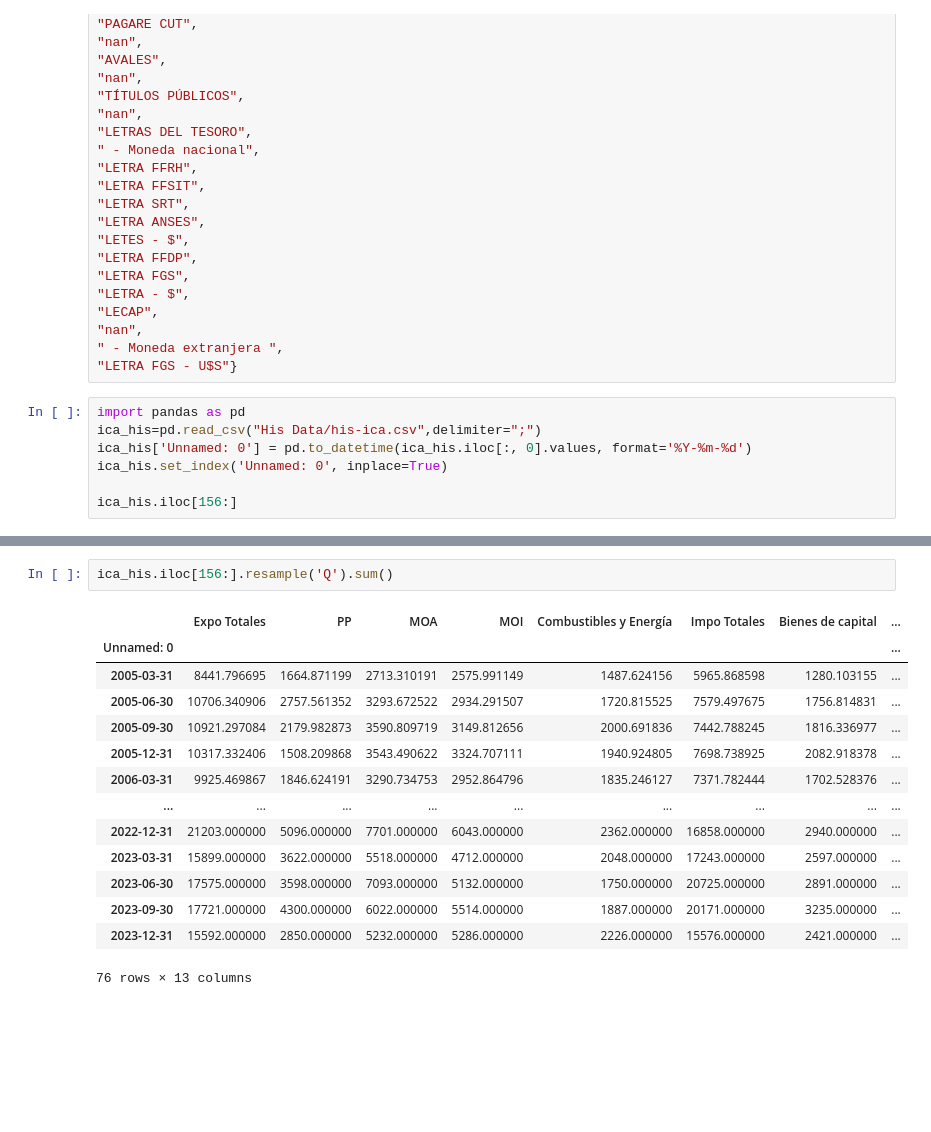
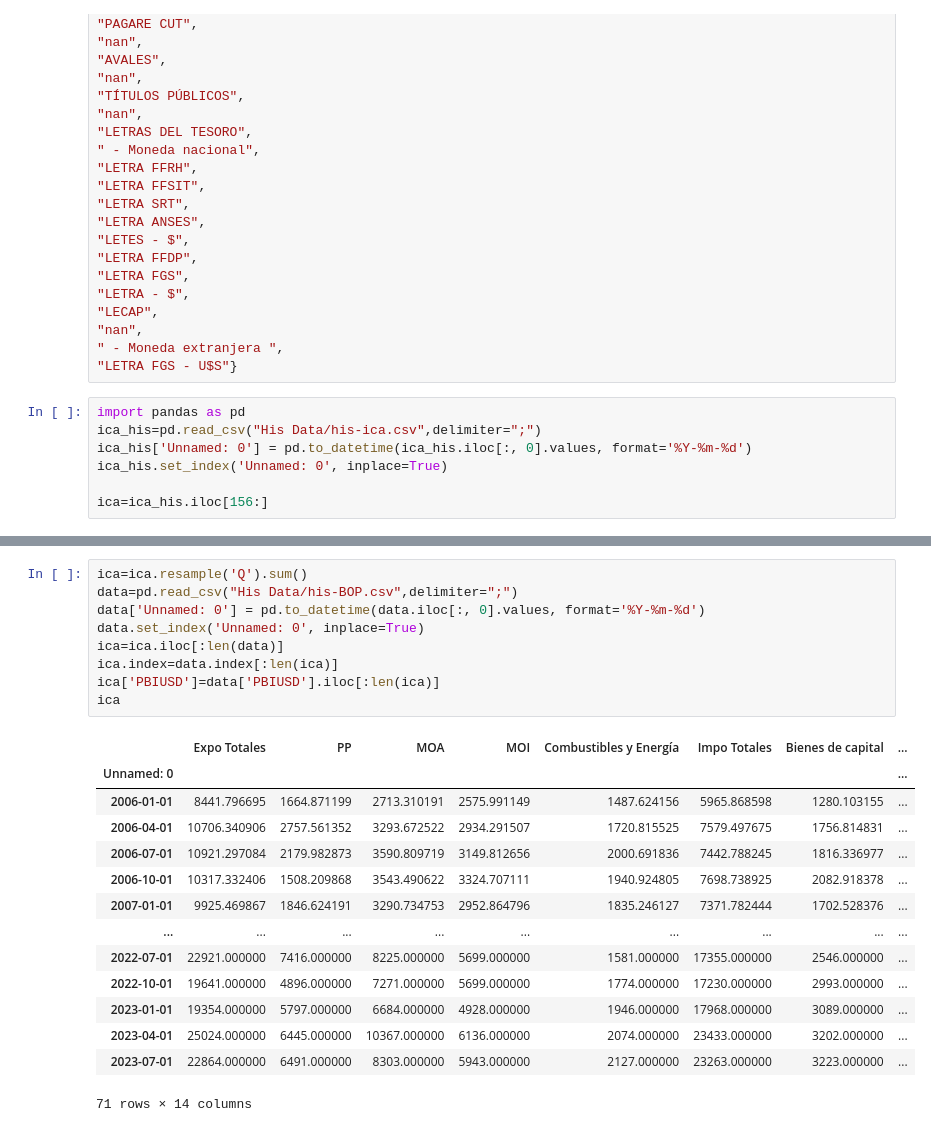
Before and after one commit to FedericoBohl/DatArg-2.0, a Jupyter notebook: __Test__.ipynb, the cells around one changed output, grey strips where cells are left out. Cells and saved outputs as stored; diff of their text form; blank space fills up the shorter version.

```diff
--- a/__Test__.ipynb
+++ b/__Test__.ipynb
@@ -1093,4 +1093,4 @@ ica_his=pd.read_csv("His Data/his-ica.csv",delimiter=";")
 ica_his['Unnamed: 0'] = pd.to_datetime(ica_his.iloc[:, 0].values, format='%Y-%m-%d')
 ica_his.set_index('Unnamed: 0', inplace=True)
 
-ica_his.iloc[156:]
+ica=ica_his.iloc[156:]
@@ -1112,17 +1097,24 @@ ica_his.iloc[156:]
-# %%
-ica_his.iloc[156:].resample('Q').sum()
-# %% [output]
-|  | Expo Totales | PP | MOA | MOI | Combustibles y Energía | Impo Totales | Bienes de capital | ... |
-| Unnamed: 0 |  |  |  |  |  |  |  | ... |
-| 2005-03-31 | 8441.796695 | 1664.871199 | 2713.310191 | 2575.991149 | 1487.624156 | 5965.868598 | 1280.103155 | ... |
-| 2005-06-30 | 10706.340906 | 2757.561352 | 3293.672522 | 2934.291507 | 1720.815525 | 7579.497675 | 1756.814831 | ... |
-| 2005-09-30 | 10921.297084 | 2179.982873 | 3590.809719 | 3149.812656 | 2000.691836 | 7442.788245 | 1816.336977 | ... |
-| 2005-12-31 | 10317.332406 | 1508.209868 | 3543.490622 | 3324.707111 | 1940.924805 | 7698.738925 | 2082.918378 | ... |
-| 2006-03-31 | 9925.469867 | 1846.624191 | 3290.734753 | 2952.864796 | 1835.246127 | 7371.782444 | 1702.528376 | ... |
-| ... | ... | ... | ... | ... | ... | ... | ... | ... |
-| 2022-12-31 | 21203.000000 | 5096.000000 | 7701.000000 | 6043.000000 | 2362.000000 | 16858.000000 | 2940.000000 | ... |
-| 2023-03-31 | 15899.000000 | 3622.000000 | 5518.000000 | 4712.000000 | 2048.000000 | 17243.000000 | 2597.000000 | ... |
-| 2023-06-30 | 17575.000000 | 3598.000000 | 7093.000000 | 5132.000000 | 1750.000000 | 20725.000000 | 2891.000000 | ... |
-| 2023-09-30 | 17721.000000 | 4300.000000 | 6022.000000 | 5514.000000 | 1887.000000 | 20171.000000 | 3235.000000 | ... |
-| 2023-12-31 | 15592.000000 | 2850.000000 | 5232.000000 | 5286.000000 | 2226.000000 | 15576.000000 | 2421.000000 | ... |
-76 rows × 13 columns
+# %%
+ica=ica.resample('Q').sum()
+data=pd.read_csv("His Data/his-BOP.csv",delimiter=";")
+data['Unnamed: 0'] = pd.to_datetime(data.iloc[:, 0].values, format='%Y-%m-%d')
+data.set_index('Unnamed: 0', inplace=True)
+ica=ica.iloc[:len(data)]
+ica.index=data.index[:len(ica)]
+ica['PBIUSD']=data['PBIUSD'].iloc[:len(ica)]
+ica
+# %% [output]
+|  | Expo Totales | PP | MOA | MOI | Combustibles y Energía | Impo Totales | Bienes de capital | ... |
+| Unnamed: 0 |  |  |  |  |  |  |  | ... |
+| 2006-01-01 | 8441.796695 | 1664.871199 | 2713.310191 | 2575.991149 | 1487.624156 | 5965.868598 | 1280.103155 | ... |
+| 2006-04-01 | 10706.340906 | 2757.561352 | 3293.672522 | 2934.291507 | 1720.815525 | 7579.497675 | 1756.814831 | ... |
+| 2006-07-01 | 10921.297084 | 2179.982873 | 3590.809719 | 3149.812656 | 2000.691836 | 7442.788245 | 1816.336977 | ... |
+| 2006-10-01 | 10317.332406 | 1508.209868 | 3543.490622 | 3324.707111 | 1940.924805 | 7698.738925 | 2082.918378 | ... |
+| 2007-01-01 | 9925.469867 | 1846.624191 | 3290.734753 | 2952.864796 | 1835.246127 | 7371.782444 | 1702.528376 | ... |
+| ... | ... | ... | ... | ... | ... | ... | ... | ... |
+| 2022-07-01 | 22921.000000 | 7416.000000 | 8225.000000 | 5699.000000 | 1581.000000 | 17355.000000 | 2546.000000 | ... |
+| 2022-10-01 | 19641.000000 | 4896.000000 | 7271.000000 | 5699.000000 | 1774.000000 | 17230.000000 | 2993.000000 | ... |
+| 2023-01-01 | 19354.000000 | 5797.000000 | 6684.000000 | 4928.000000 | 1946.000000 | 17968.000000 | 3089.000000 | ... |
+| 2023-04-01 | 25024.000000 | 6445.000000 | 10367.000000 | 6136.000000 | 2074.000000 | 23433.000000 | 3202.000000 | ... |
+| 2023-07-01 | 22864.000000 | 6491.000000 | 8303.000000 | 5943.000000 | 2127.000000 | 23263.000000 | 3223.000000 | ... |
+71 rows × 14 columns
```
Also changed, not shown: parts of 1 cell of this notebook, 3 other files.
